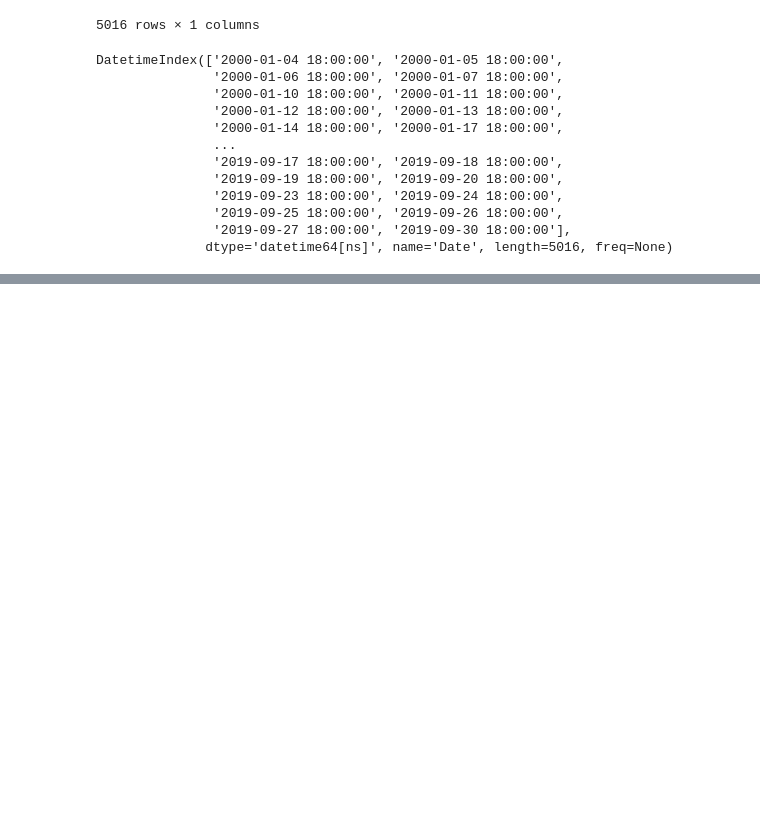
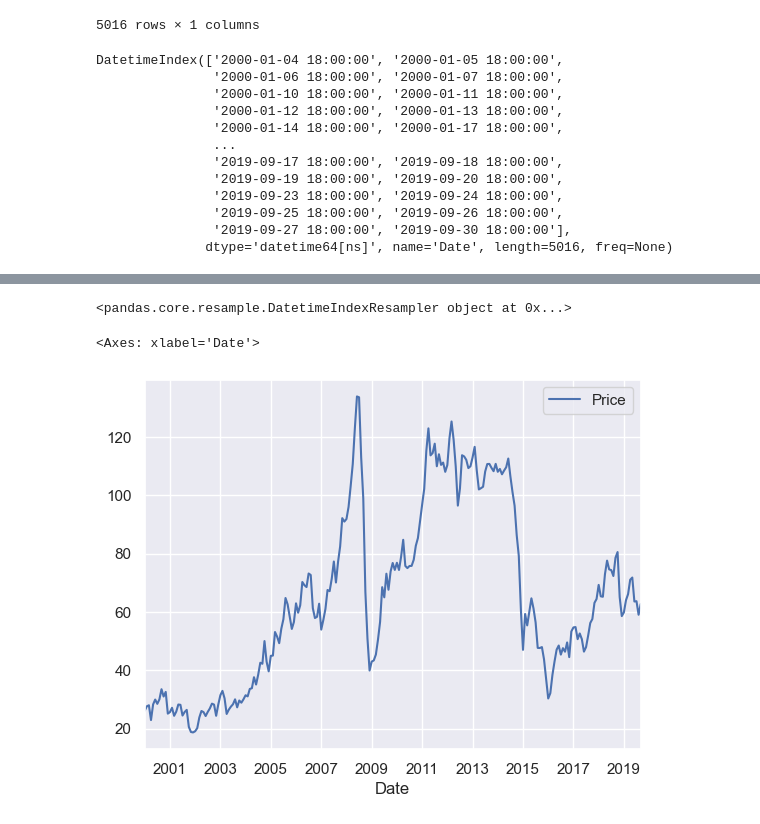
Before and after one commit to emanuelramponi/cp2, a Jupyter notebook: pandas1/section_10_handling_date_and_time.ipynb, the cells around one changed output, grey strips where cells are left out. Cells and saved outputs as stored; diff of their text form; code cells hidden in the pictures; blank space fills up the shorter version.

```diff
--- a/pandas1/section_10_handling_date_and_time.ipynb
+++ b/pandas1/section_10_handling_date_and_time.ipynb
@@ -458,0 +488,5 @@ DatetimeIndex(['2000-01-04 18:00:00', '2000-01-05 18:00:00',
+# %%
+# - resampling the frequency down -> downsampling
+
+import seaborn as sns
+sns.set_theme()
@@ -458,0 +503,11 @@ DatetimeIndex(['2000-01-04 18:00:00', '2000-01-05 18:00:00',
+# %%
+# D -> M
+brent.resample('ME')
+# %% [output]
+<pandas.core.resample.DatetimeIndexResampler object at 0x...>
+# %%
+# many datapoints -> fewer and far between
+brent.resample('ME').median().plot()
+# %% [output]
+<Axes: xlabel='Date'>
+[figure, added]
```
Also changed, not shown: parts of 45 cells of this notebook, 1 other file.
